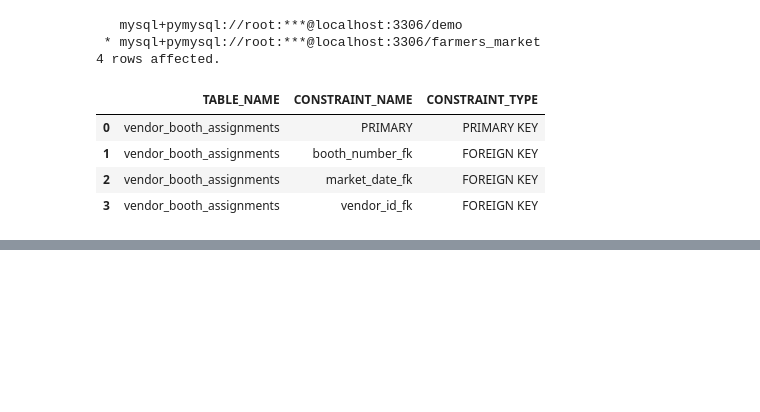
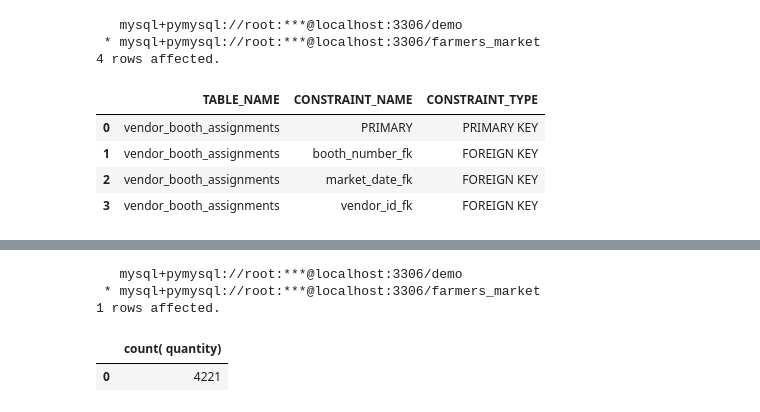
Before and after one commit to KunalNeon/SQL-For-Data-Scientist, a Jupyter notebook: sql.ipynb, the cells around one changed output, grey strips where cells are left out. Saved outputs shown, nothing was run; the diff lists cells and outputs as text; code cells hidden in the pictures; blank space fills up the shorter version.

```diff
--- a/sql.ipynb
+++ b/sql.ipynb
@@ -1120,0 +1156,18 @@ query20='''
+# %%
+query22='''
+
+SELECT
+    count( quantity)
+
+  FROM farmers_market.customer_purchases
+
+
+
+'''
+%sql $query22
+# %% [output]
+   mysql+pymysql://root:***@localhost:3306/demo
+ * mysql+pymysql://root:***@localhost:3306/farmers_market
+1 rows affected.
+|  | count( quantity) |
+| 0 | 4221 |
```
Also changed, not shown: parts of 3 cells of this notebook.
